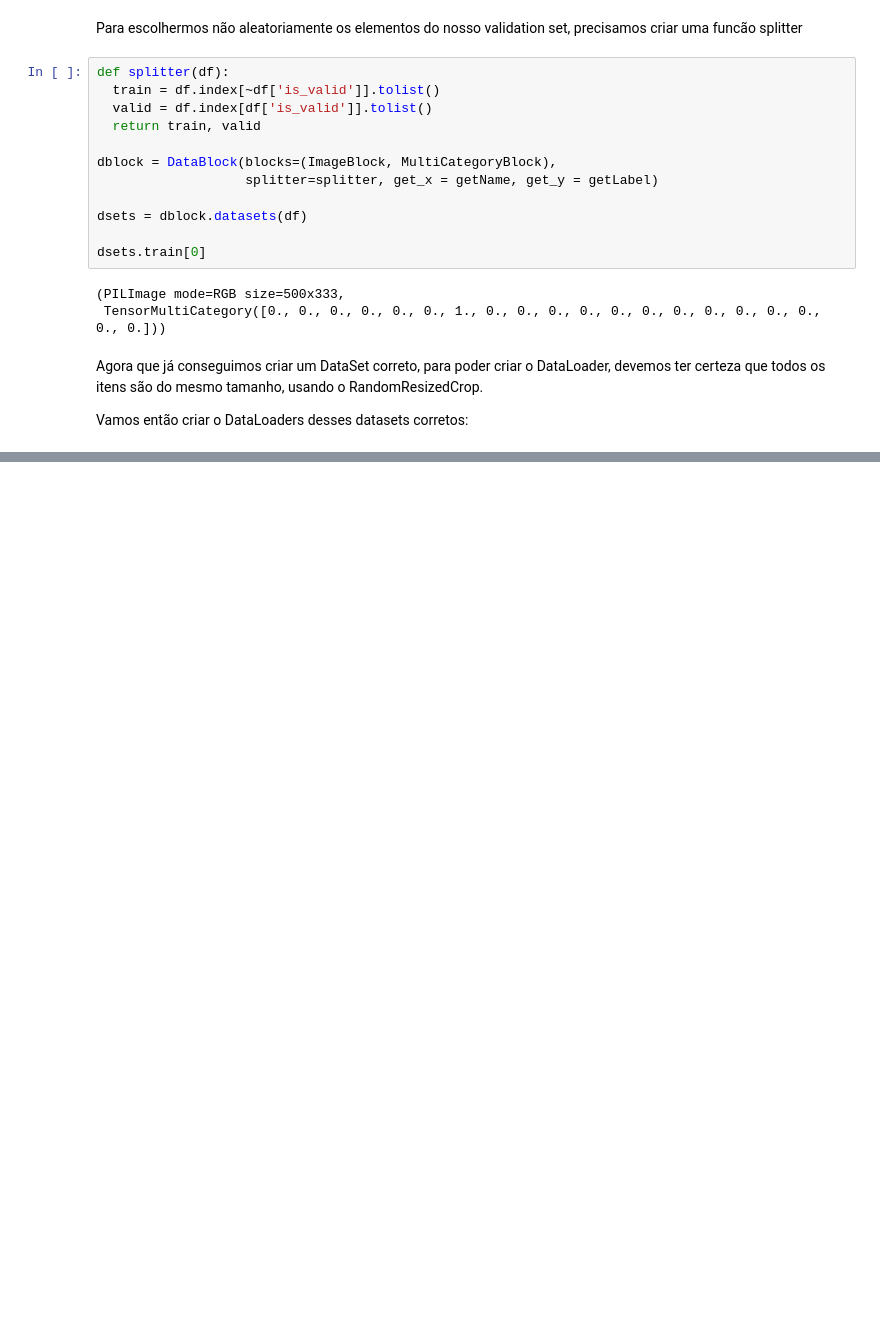
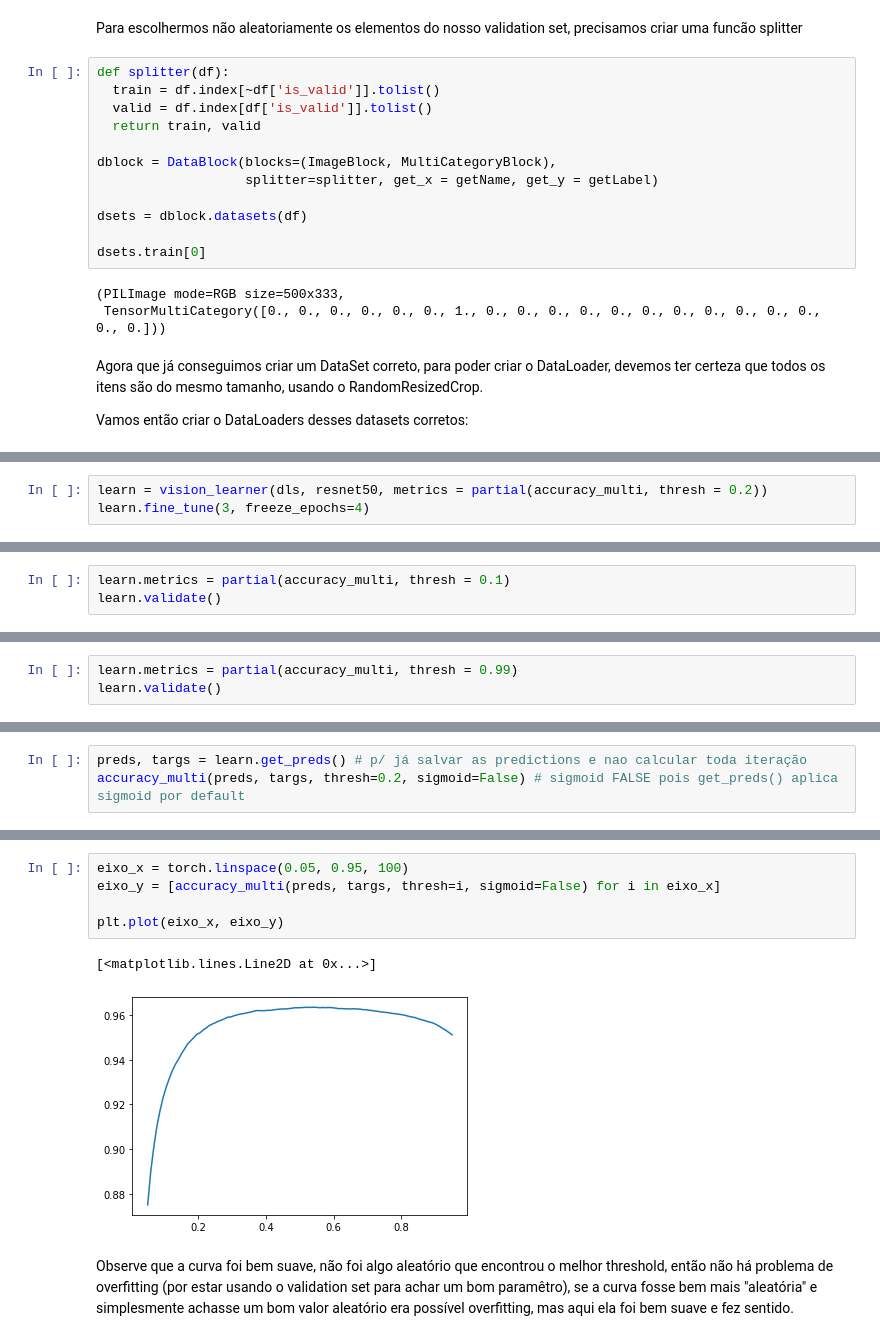
Before and after one commit to pxpc2/aprendizadodemaquina-unb, a Jupyter notebook: multicat.ipynb, the cells around one changed output, grey strips where cells are left out. Saved outputs shown, nothing was run; the diff lists cells and outputs as text; blank space fills up the shorter version.

Commit message:
creating learner, activation function and optimizing activation threshold

```diff
--- a/multicat.ipynb
+++ b/multicat.ipynb
@@ -119,0 +152,3 @@ dls.show_batch()
+# %%
+learn = vision_learner(dls, resnet50, metrics = partial(accuracy_multi, thresh = 0.2))
+learn.fine_tune(3, freeze_epochs=4)
@@ -119,0 +166,3 @@ dls.show_batch()
+# %%
+learn.metrics = partial(accuracy_multi, thresh = 0.1)
+learn.validate()
@@ -119,0 +172,3 @@ dls.show_batch()
+# %%
+learn.metrics = partial(accuracy_multi, thresh = 0.99)
+learn.validate()
@@ -119,0 +183,3 @@ dls.show_batch()
+# %%
+preds, targs = learn.get_preds() # p/ já salvar as predictions e nao calcular toda iteração
+accuracy_multi(preds, targs, thresh=0.2, sigmoid=False) # sigmoid FALSE pois get_preds() aplica sigmoid por default
@@ -119,0 +189,10 @@ dls.show_batch()
+# %%
+eixo_x = torch.linspace(0.05, 0.95, 100)
+eixo_y = [accuracy_multi(preds, targs, thresh=i, sigmoid=False) for i in eixo_x]
+
+plt.plot(eixo_x, eixo_y)
+# %% [output]
+[<matplotlib.lines.Line2D at 0x...>]
+[figure, added]
+# %% [markdown]
+Observe que a curva foi bem suave, não foi algo aleatório que encontrou o melhor threshold, então não há problema de overfitting (por estar usando o validation set para achar um bom paramêtro), se a curva fosse bem mais "aleatória" e simplesmente achasse um bom valor aleatório era possível overfitting, mas aqui ela foi bem suave e fez sentido.
```
Also changed, not shown: parts of 19 cells of this notebook.
